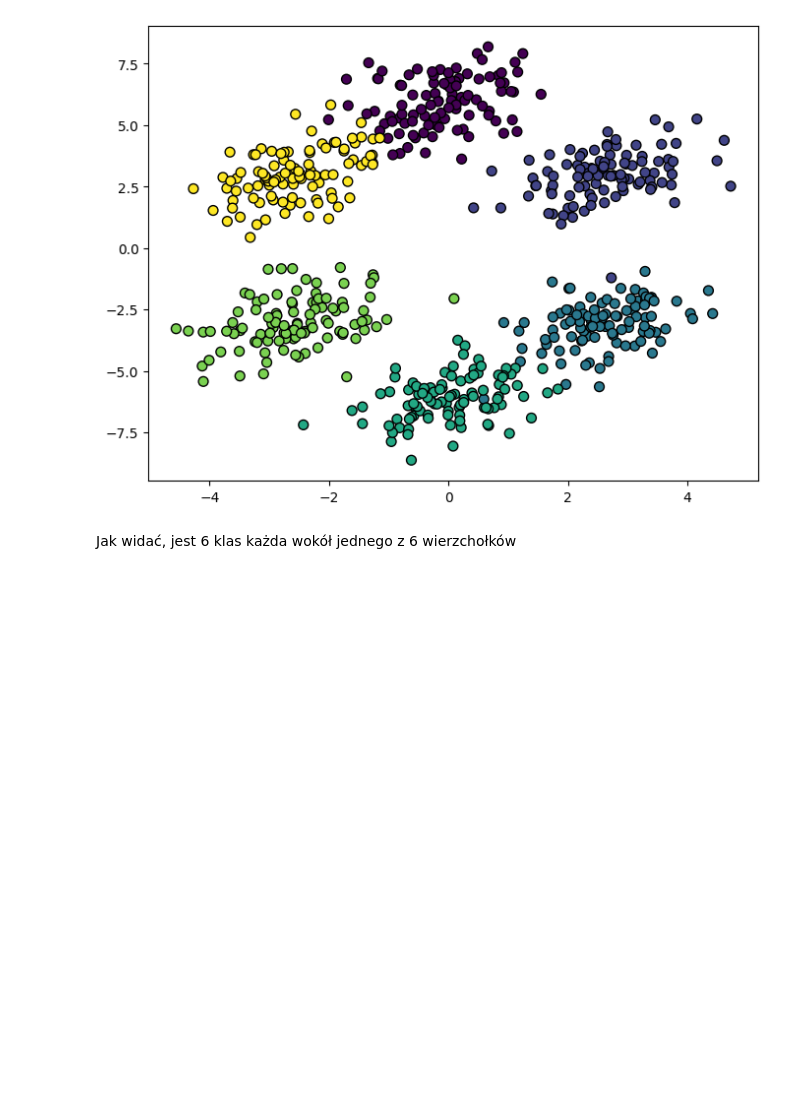
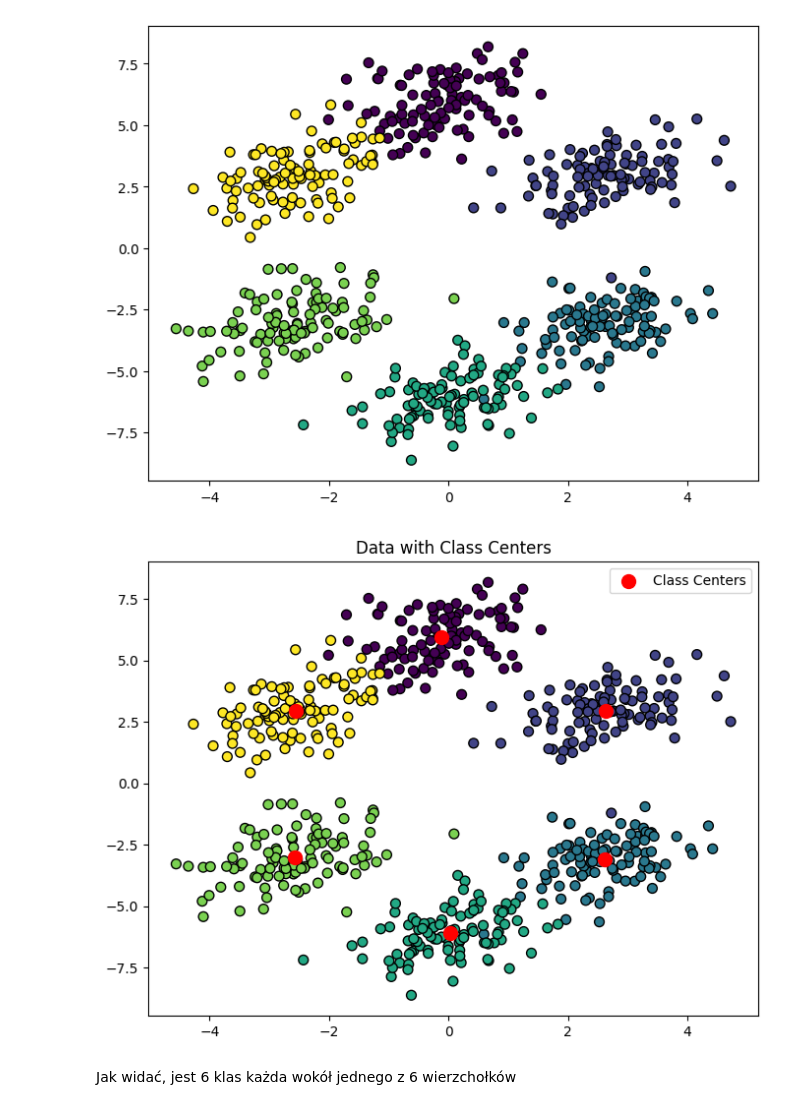
Before and after one commit to CoolMikey/H-_moje-github_sync-studia-Metody-inteligencji-obliczeniowej-w-analizie-danych, a Jupyter notebook: Koh/Koh1.ipynb, the cells around one changed output. Drawn from its saved outputs; the diff is of its cells as text; code cells hidden in the pictures; blank space fills up the shorter version.

```diff
--- a/Koh/Koh1.ipynb
+++ b/Koh/Koh1.ipynb
@@ -396,6 +396,24 @@ plt.scatter(data[:, 0], data[:, 1], c=classes, cmap='viridis', edgecolor='k', s=
 # %% [output]
 <matplotlib.collections.PathCollection at 0x...>
 [figure]
+# %%
+# Calculate class centers
+unique_classes = np.unique(classes)
+class_centers = np.array([data[classes == cls].mean(axis=0) for cls in unique_classes])
+
+# Plot data points
+plt.figure(figsize=(8, 6))
+plt.scatter(data[:, 0], data[:, 1], c=classes, cmap='viridis', edgecolor='k', s=50)
+
+# Plot class centers
+plt.scatter(class_centers[:, 0], class_centers[:, 1], c='red', marker='o', s=100, label='Class Centers')
+
+# Add legend and title
+plt.legend()
+plt.title("Data with Class Centers")
+plt.show()
+# %% [output]
+[figure, added]
 # %% [markdown]
 Jak widać, jest 6 klas każda wokół jednego z 6 wierzchołków
 # %%
```
Also changed, not shown: parts of 2 cells of this notebook, 1 other file.
